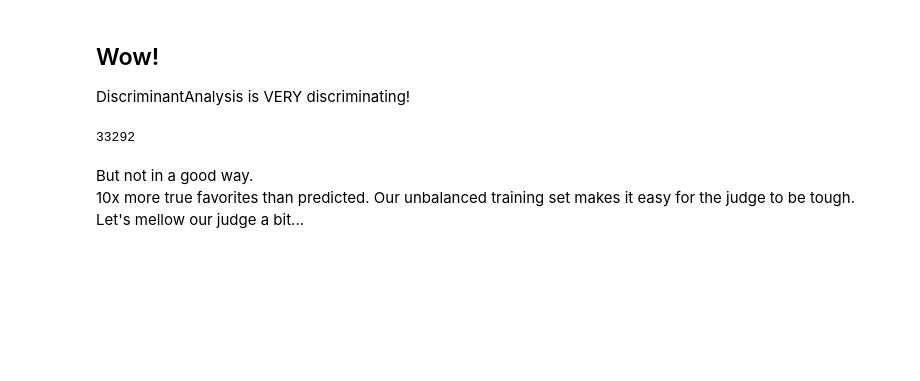
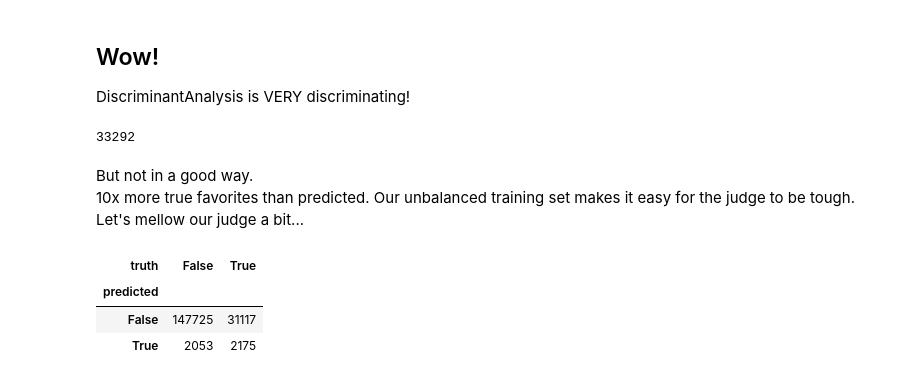
Before and after one commit to totalgood/twip, a Jupyter notebook: docs/notebooks/10 Learning -- Predicting Impact.ipynb, the cells around one changed output. Saved outputs shown, nothing was run; the diff lists cells and outputs as text; code cells hidden in the pictures; blank space fills up the shorter version.

Commit message:
Confusion matrix is OK

```diff
--- a/docs/notebooks/10 Learning -- Predicting Impact.ipynb
+++ b/docs/notebooks/10 Learning -- Predicting Impact.ipynb
@@ -114,0 +117,10 @@ Let's mellow our judge a bit...
+# %%
+results = pd.DataFrame()
+results['predicted'] = predicted_favorites
+results['truth'] = pd.Series(nums.favorite_count > 0)
+Confusion(results)
+# %% [output]
+| truth | False | True |
+| predicted |  |  |
+| False | 147725 | 31117 |
+| True | 2053 | 2175 |
```
Also changed, not shown: parts of 2 cells of this notebook.
